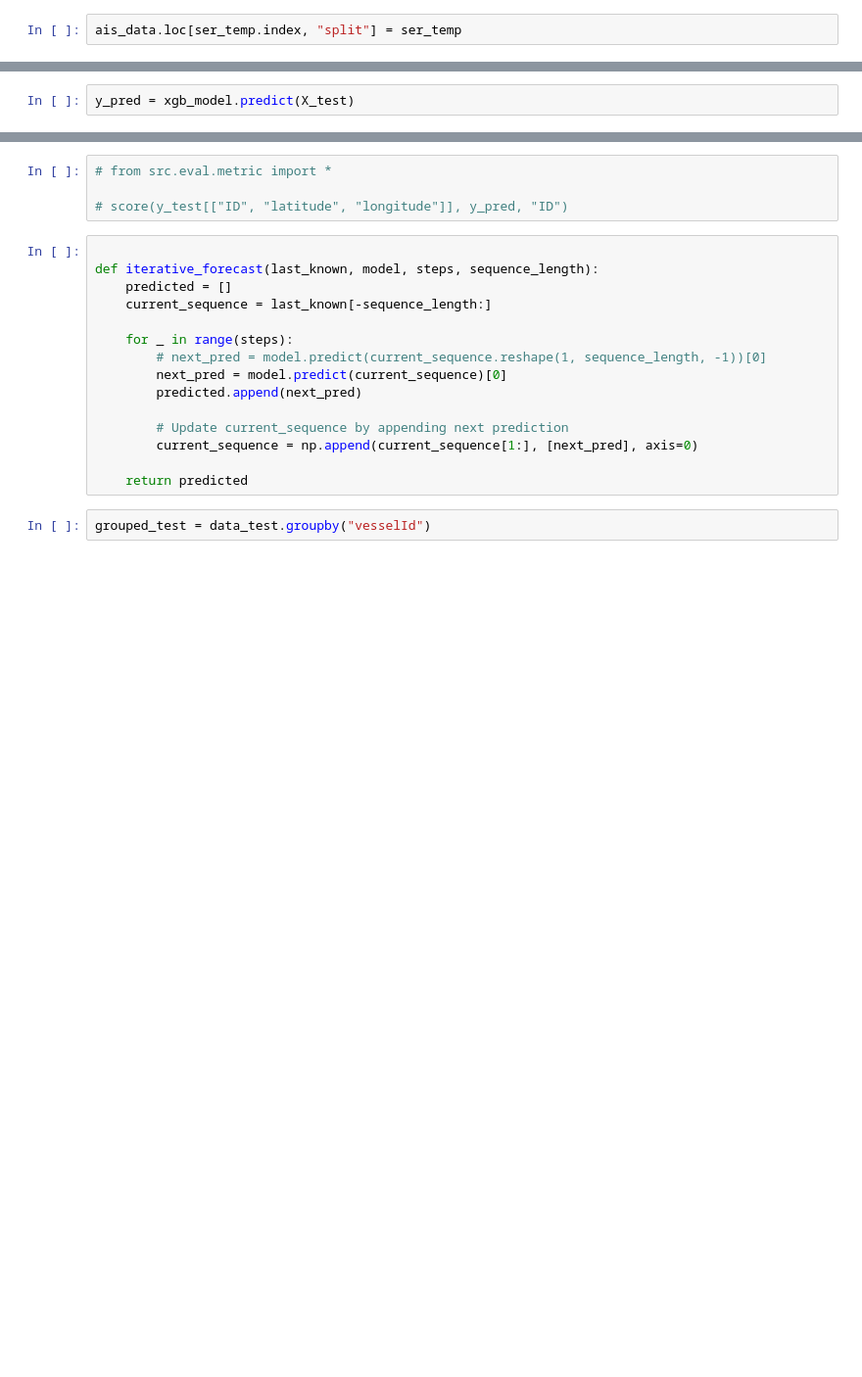
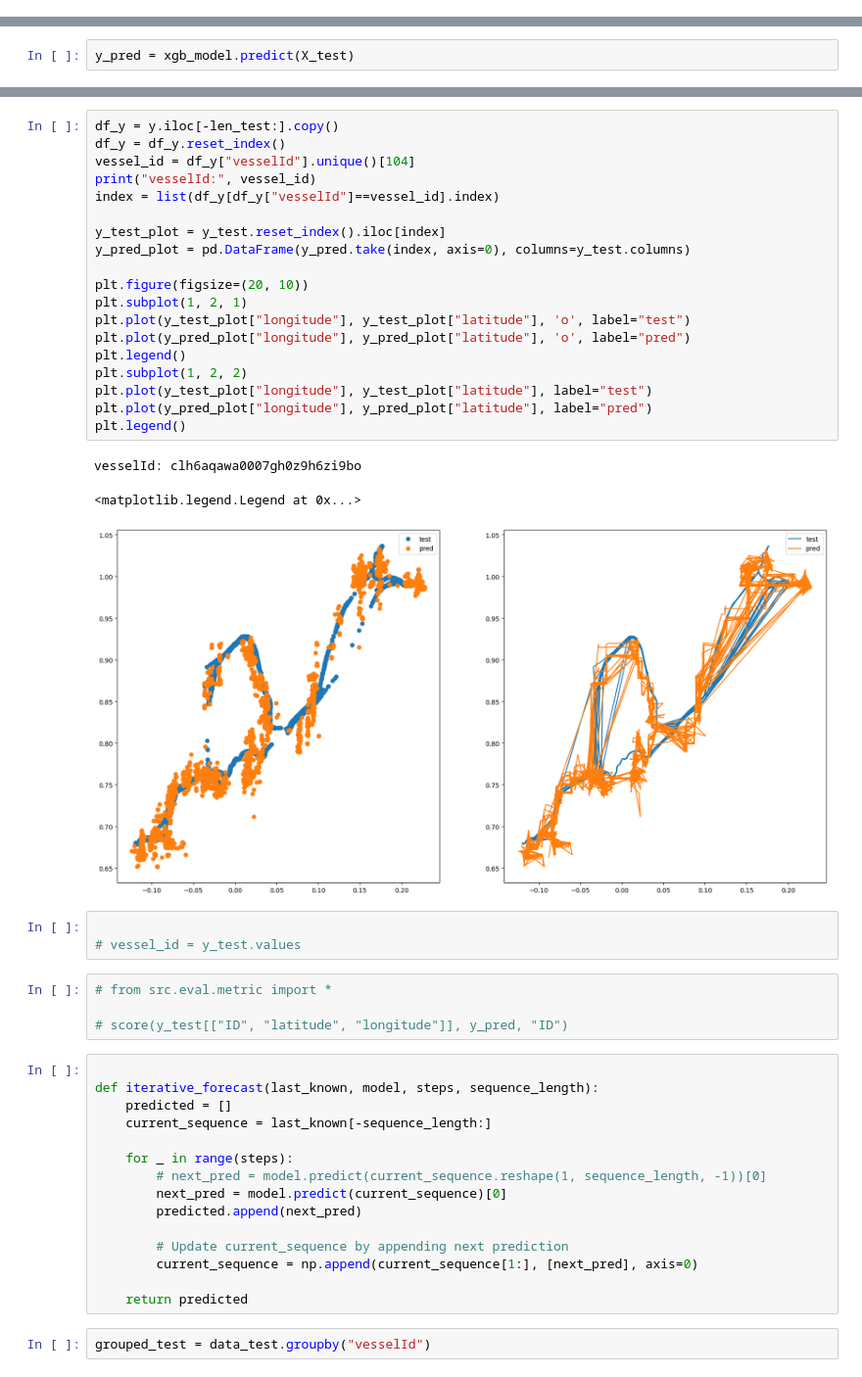
Before and after one commit to art-test-stack/vessel_position_forecast, a Jupyter notebook: read_csv.ipynb, the cells around one changed output, grey strips where cells are left out. Shown: that part at 98% size. Drawn from its saved outputs; the diff is of its cells as text; blank space fills up the shorter version.

```diff
--- a/read_csv.ipynb
+++ b/read_csv.ipynb
@@ -124,5 +141,3 @@ ser_temp = pd.Series(
 ser_temp.index = df_temp[df_temp["split"]=="train"].sort_values(["vesselId", "time"]).index
 
 ais_data.loc[ser_temp.index, "split"] = ser_temp
-# %%
-ais_data.loc[ser_temp.index, "split"] = ser_temp
@@ -236,3 +358,29 @@ y_pred
+# %%
+df_y = y.iloc[-len_test:].copy()
+df_y = df_y.reset_index()
+vessel_id = df_y["vesselId"].unique()[104]
+print("vesselId:", vessel_id)
+index = list(df_y[df_y["vesselId"]==vessel_id].index)
+
+y_test_plot = y_test.reset_index().iloc[index]
+y_pred_plot = pd.DataFrame(y_pred.take(index, axis=0), columns=y_test.columns)
+
+plt.figure(figsize=(20, 10))
+plt.subplot(1, 2, 1)
+plt.plot(y_test_plot["longitude"], y_test_plot["latitude"], 'o', label="test")
+plt.plot(y_pred_plot["longitude"], y_pred_plot["latitude"], 'o', label="pred")
+plt.legend()
+plt.subplot(1, 2, 2)
+plt.plot(y_test_plot["longitude"], y_test_plot["latitude"], label="test")
+plt.plot(y_pred_plot["longitude"], y_pred_plot["latitude"], label="pred")
+plt.legend()
+# %% [output]
+vesselId: clh6aqawa0007gh0z9h6zi9bo
+<matplotlib.legend.Legend at 0x...>
+[figure, added]
+# %%
+
+# vessel_id = y_test.values
 # %%
 # from src.eval.metric import *
 
```
Also changed, not shown: parts of 23 cells of this notebook, 1 other file.
